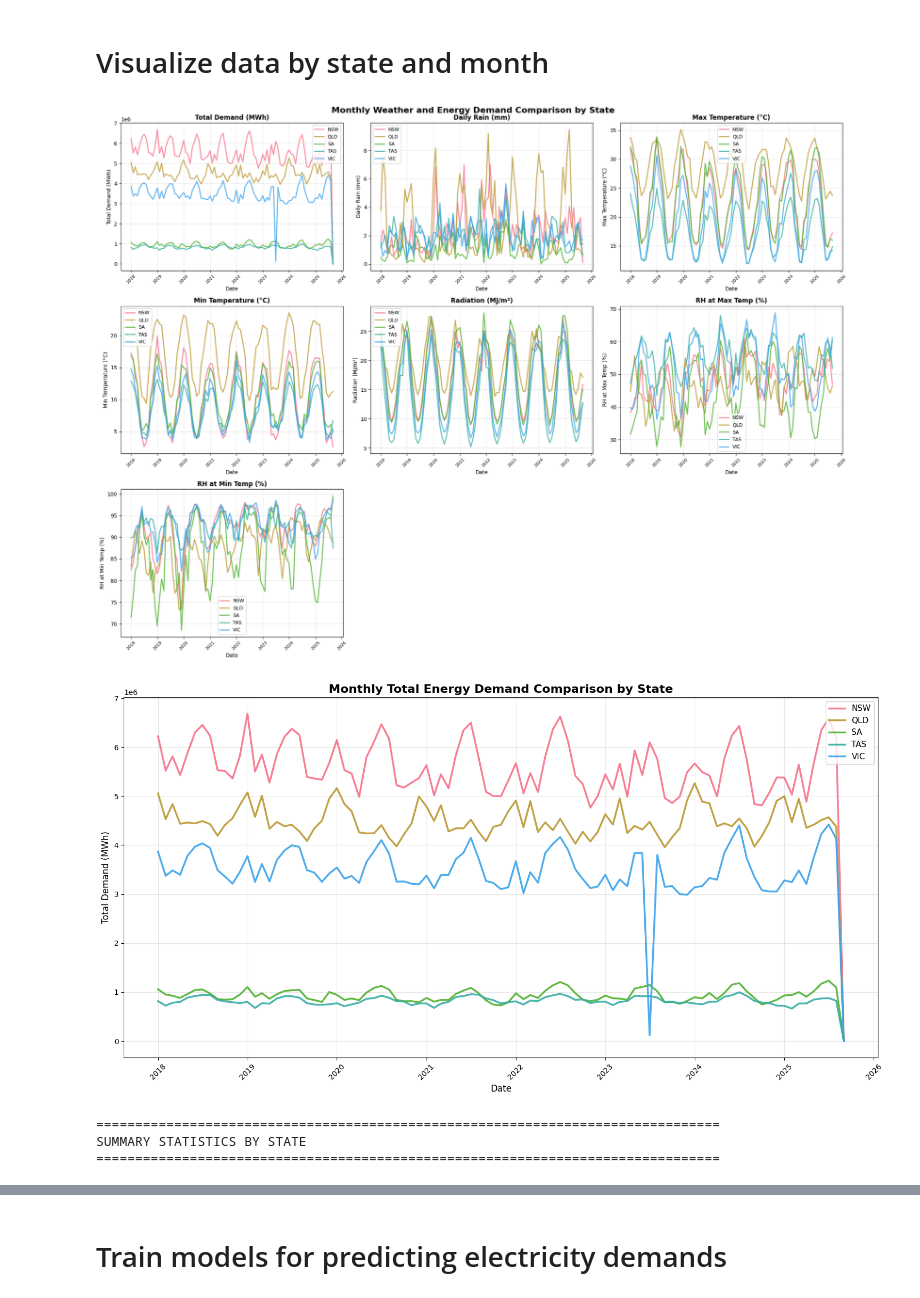
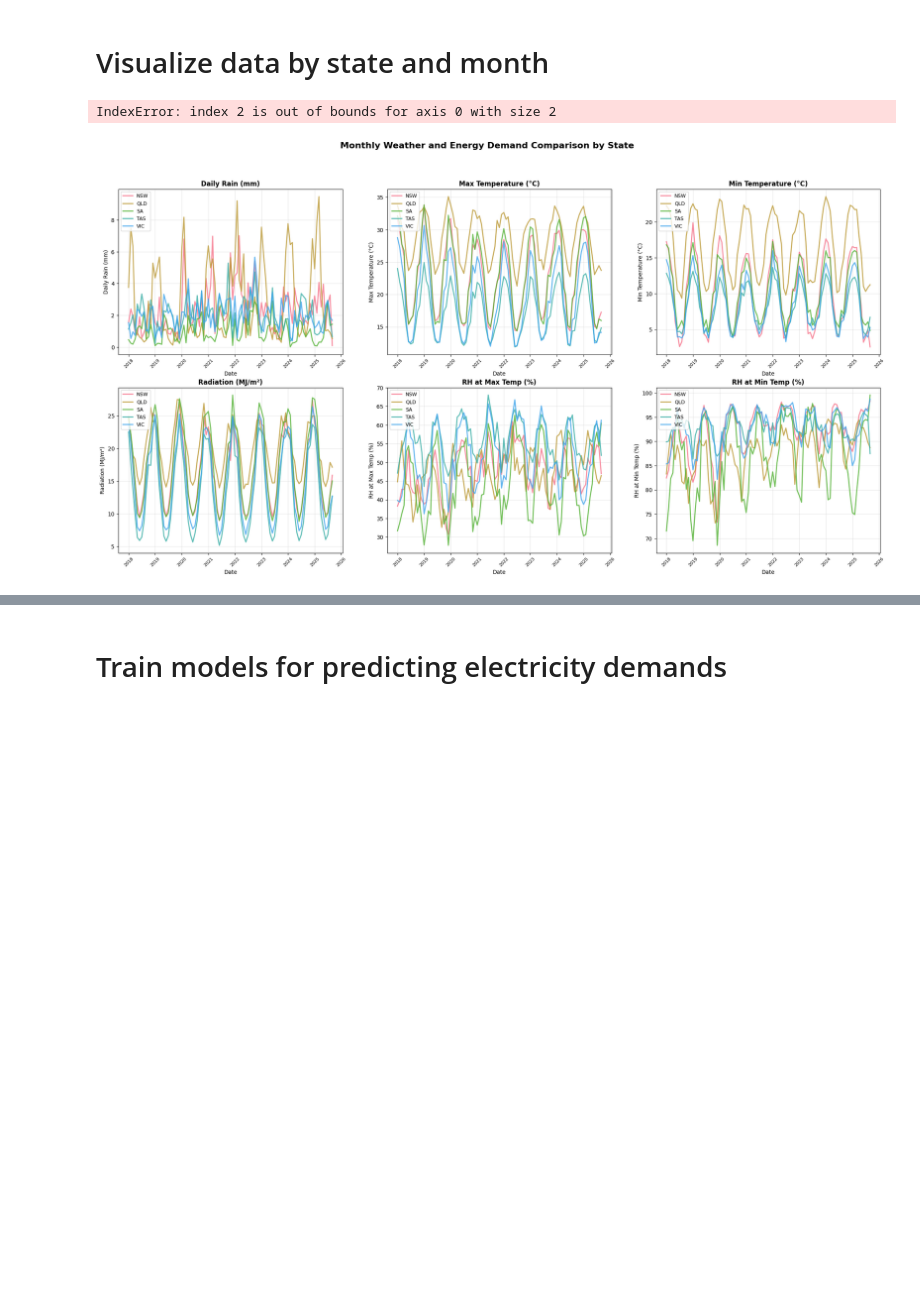
Before and after one commit to dinhhh/stds-group7, a Jupyter notebook: notebooks/DinhHungNguyen/25680909_models_fixed_formula.ipynb, the cells around one changed output, grey strips where cells are left out. Saved outputs shown, nothing was run; the diff lists cells and outputs as text; code cells hidden in the pictures; blank space fills up the shorter version.

```diff
--- a/notebooks/DinhHungNguyen/25680909_models_fixed_formula.ipynb
+++ b/notebooks/DinhHungNguyen/25680909_models_fixed_formula.ipynb
@@ -302,15 +282,14 @@ sns.set_palette("husl")
 
 if monthly_data is not None:
     # Create a comprehensive visualization of all criteria by state
-    fig, axes = plt.subplots(3, 3, figsize=(20, 15))
+    fig, axes = plt.subplots(2, 3, figsize=(25, 12))
     fig.suptitle('Monthly Weather and Energy Demand Comparison by State', fontsize=16, fontweight='bold')
 
     # List of criteria to plot (excluding STATE and DATE)
-    criteria = ['TOTALDEMAND', 'daily_rain', 'max_temp', 'min_temp', 'radiation', 'rh_tmax', 'rh_tmin']
+    criteria = ['daily_rain', 'max_temp', 'min_temp', 'radiation', 'rh_tmax', 'rh_tmin']
 
     # Define units for y-axis labels
     units = {
-        'TOTALDEMAND': 'Total Demand (MWh)',
         'daily_rain': 'Daily Rain (mm)',
         'max_temp': 'Max Temperature (°C)',
         'min_temp': 'Min Temperature (°C)',
@@ -333,7 +312,7 @@ if monthly_data is not None:
         ax.set_title(f'{units[criterion]}', fontsize=12, fontweight='bold')
         ax.set_xlabel('Date', fontsize=10)
         ax.set_ylabel(units[criterion], fontsize=10)
-        ax.legend(fontsize=9)
+        ax.legend(fontsize=9, loc='upper left')
         ax.grid(True, alpha=0.3)
         ax.tick_params(axis='x', rotation=45)
 
@@ -352,39 +331,35 @@ if monthly_data is not None:
     for state in sorted(monthly_data['STATE'].unique()):
         state_data = monthly_data[monthly_data['STATE'] == state].sort_values('DATE')
         plt.plot(state_data['DATE'], state_data['TOTALDEMAND'], linewidth=2.5, label=state, alpha=0.9)
 
     plt.title('Monthly Total Energy Demand Comparison by State', fontsize=16, fontweight='bold')
     plt.xlabel('Date', fontsize=12)
     plt.ylabel('Total Demand (MWh)', fontsize=12)
     plt.legend(fontsize=11)
     plt.grid(True, alpha=0.3)
     plt.xticks(rotation=45)
     plt.tight_layout()
     plt.show()
 
     # Summary statistics table
     print("\n" + "="*80)
     print("SUMMARY STATISTICS BY STATE")
     print("="*80)
 
     summary_stats = monthly_data.groupby('STATE').agg({
-        'TOTALDEMAND': ['mean', 'std', 'min', 'max'],
         'daily_rain': ['mean', 'std'],
         'max_temp': ['mean', 'std'],
         'min_temp': ['mean', 'std'],
         'radiation': ['mean', 'std'],
         'rh_tmax': ['mean', 'std'],
         'rh_tmin': ['mean', 'std']
     }).round(2)
 
 else:
     print("✗ Cannot create visualizations - monthly_data is None")
 # %% [output]
+IndexError: index 2 is out of bounds for axis 0 with size 2
-[figure, old version]
+[figure, new version]
-[figure, removed]
-================================================================================
-SUMMARY STATISTICS BY STATE
-================================================================================
 # %%
 # Create scatter plots showing Total Demand vs each weather criteria for each state separately
 if monthly_data is not None:
```
Also changed, not shown: parts of 7 cells of this notebook, 2 other files.
